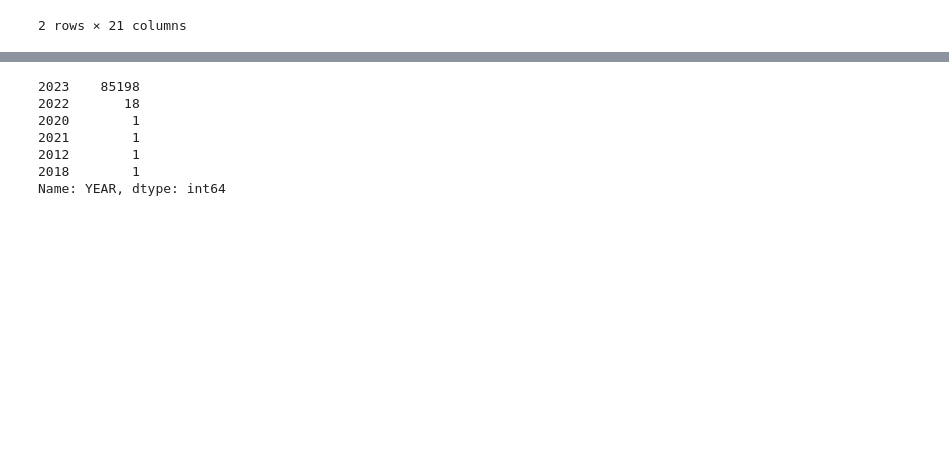
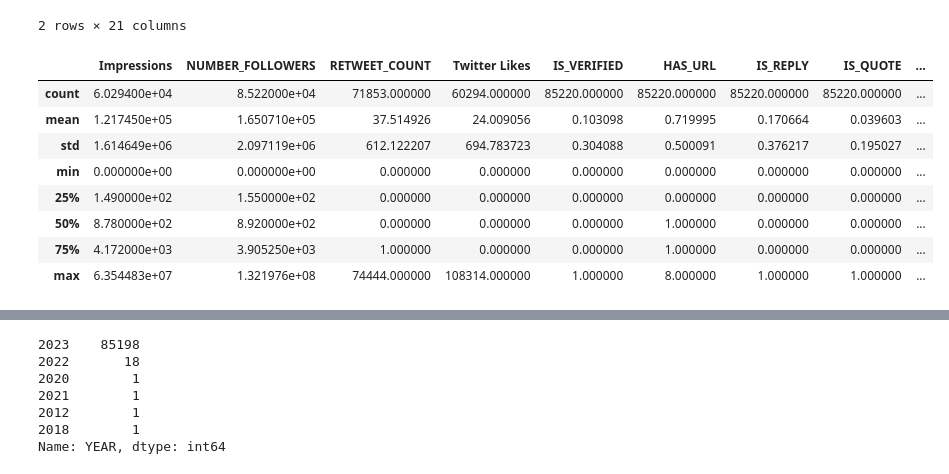
Before and after one commit to mahrukh-k/AI-Project, a Jupyter notebook: EDA_v1.ipynb, the cells around one changed output, grey strips where cells are left out. Drawn from its saved outputs; the diff is of its cells as text; code cells hidden in the pictures; blank space fills up the shorter version.

```diff
--- a/EDA_v1.ipynb
+++ b/EDA_v1.ipynb
@@ -11,0 +19,13 @@ data['YEAR'] = pd.DatetimeIndex(data['DATE']).year
+# %%
+# Basic information about the data
+data.describe()
+# %% [output]
+|  | Impressions | NUMBER_FOLLOWERS | RETWEET_COUNT | Twitter Likes | IS_VERIFIED | HAS_URL | IS_REPLY | IS_QUOTE | ... |
+| count | 6.029400e+04 | 8.522000e+04 | 71853.000000 | 60294.000000 | 85220.000000 | 85220.000000 | 85220.000000 | 85220.000000 | ... |
+| mean | 1.217450e+05 | 1.650710e+05 | 37.514926 | 24.009056 | 0.103098 | 0.719995 | 0.170664 | 0.039603 | ... |
+| std | 1.614649e+06 | 2.097119e+06 | 612.122207 | 694.783723 | 0.304088 | 0.500091 | 0.376217 | 0.195027 | ... |
+| min | 0.000000e+00 | 0.000000e+00 | 0.000000 | 0.000000 | 0.000000 | 0.000000 | 0.000000 | 0.000000 | ... |
+| 25% | 1.490000e+02 | 1.550000e+02 | 0.000000 | 0.000000 | 0.000000 | 0.000000 | 0.000000 | 0.000000 | ... |
+| 50% | 8.780000e+02 | 8.920000e+02 | 0.000000 | 0.000000 | 0.000000 | 1.000000 | 0.000000 | 0.000000 | ... |
+| 75% | 4.172000e+03 | 3.905250e+03 | 1.000000 | 0.000000 | 0.000000 | 1.000000 | 0.000000 | 0.000000 | ... |
+| max | 6.354483e+07 | 1.321976e+08 | 74444.000000 | 108314.000000 | 1.000000 | 8.000000 | 1.000000 | 1.000000 | ... |
```
Also changed, not shown: parts of 15 cells of this notebook.
